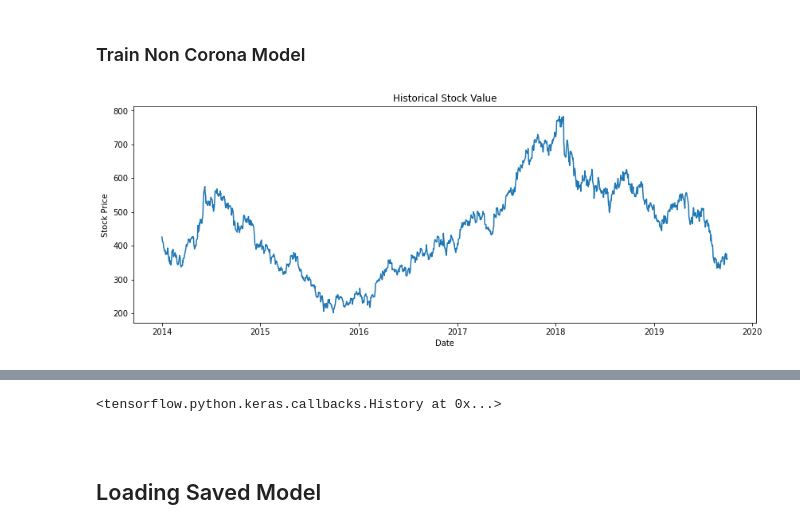
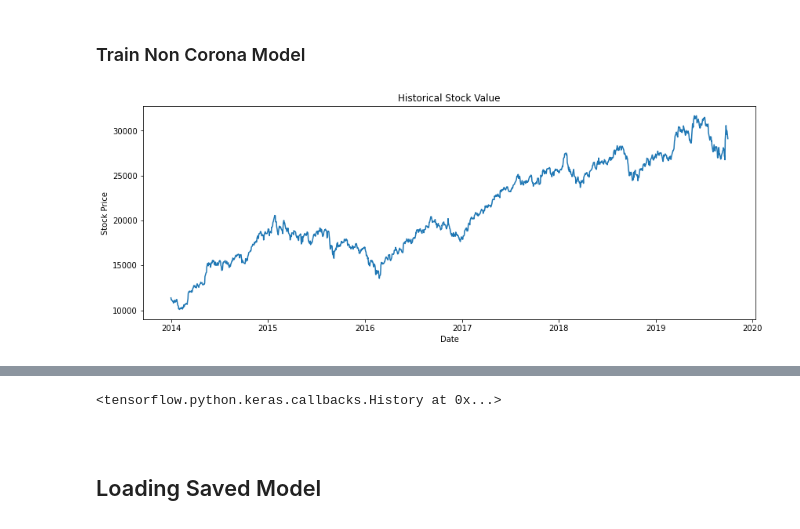
Before and after one commit to PratikGarai/Stock-Market-Prediction, a Jupyter notebook: Stocks RNN For IIIP.ipynb, the cells around one changed output, grey strips where cells are left out. Cells and saved outputs as stored; diff of their text form; code cells hidden in the pictures.

```diff
--- a/Stocks RNN For IIIP.ipynb
+++ b/Stocks RNN For IIIP.ipynb
@@ -3,3 +1,6 @@ stock_ = 'TATASTEEL'
+# %%
+stock_ = 'NIFTY BANK'
+index = True
 # %%
 from nsepy import get_history as gh
 import datetime as dt
@@ -21,7 +22,7 @@ from keras.layers import Dropout
 # %%
 start = dt.datetime(2014,1,1)
 end = dt.datetime(2019,9,30)
-stk_data = gh(symbol=stock_,start=start,end=end)
+stk_data = gh(symbol=stock_,start=start,end=end, index=index)
 plt.figure(figsize=(14,5))
 plt.plot(stk_data['Close'])
 plt.title('Historical Stock Value')
@@ -30,32 +31,32 @@ plt.ylabel('Stock Price')
 plt.show()
 stk_data['Date'] = stk_data.index
 data2 = pd.DataFrame(columns = ['Date', 'Open', 'High', 'Low', 'Close'])
 data2['Date'] = stk_data['Date']
 data2['Open'] = stk_data['Open']
 data2['High'] = stk_data['High']
 data2['Low'] = stk_data['Low']
 data2['Close'] = stk_data['Close']
 train_set = data2.iloc[:, 1:2].values
 sc = MinMaxScaler(feature_range = (0, 1))
 training_set_scaled = sc.fit_transform(train_set)
 X_train = []
 y_train = []
 for i in range(60, 1417):
     X_train.append(training_set_scaled[i-60:i, 0])
     y_train.append(training_set_scaled[i, 0])
 X_train, y_train = np.array(X_train), np.array(y_train)
 X_train = np.reshape(X_train, (X_train.shape[0], X_train.shape[1], 1))
 regressor = Sequential()
 regressor.add(LSTM(units = 50, return_sequences = True, input_shape = (X_train.shape[1], 1)))
 regressor.add(Dropout(0.2))
 regressor.add(LSTM(units = 50, return_sequences = True))
 regressor.add(Dropout(0.2))
 regressor.add(LSTM(units = 50, return_sequences = True))
 regressor.add(Dropout(0.2))
 regressor.add(LSTM(units = 50))
 regressor.add(Dropout(0.2))
 regressor.add(Dense(units = 1))
 regressor.compile(optimizer = 'adam', loss = 'mean_squared_error')
-regressor.fit(X_train, y_train, epochs = 1, batch_size = 32, validation_split=0.2)
+regressor.fit(X_train, y_train, epochs = 15, batch_size = 32, validation_split=0.2)
 # %% [output]
-[figure, old version]
+[figure, new version]
```
Also changed, not shown: parts of 8 cells of this notebook.
